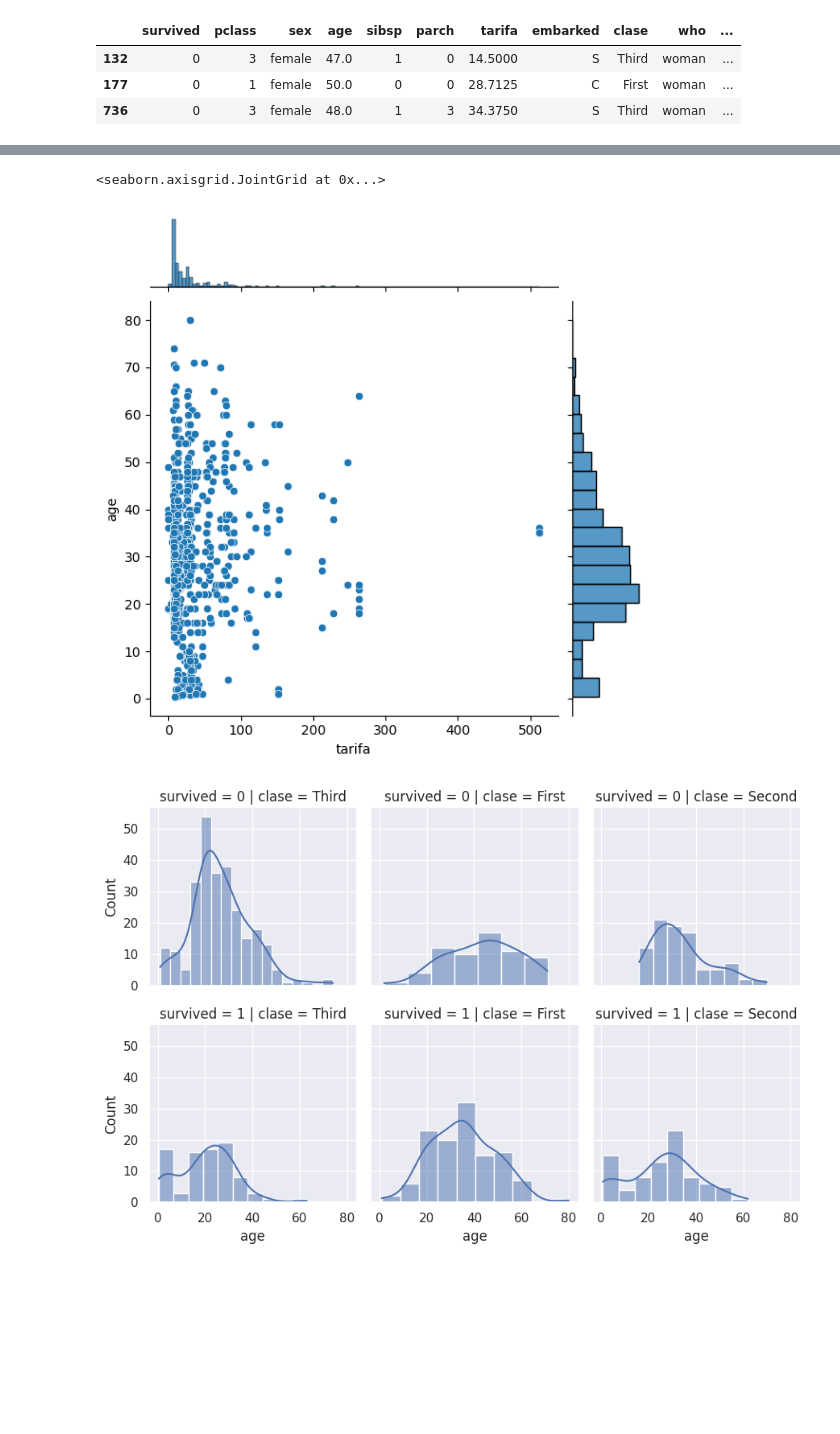
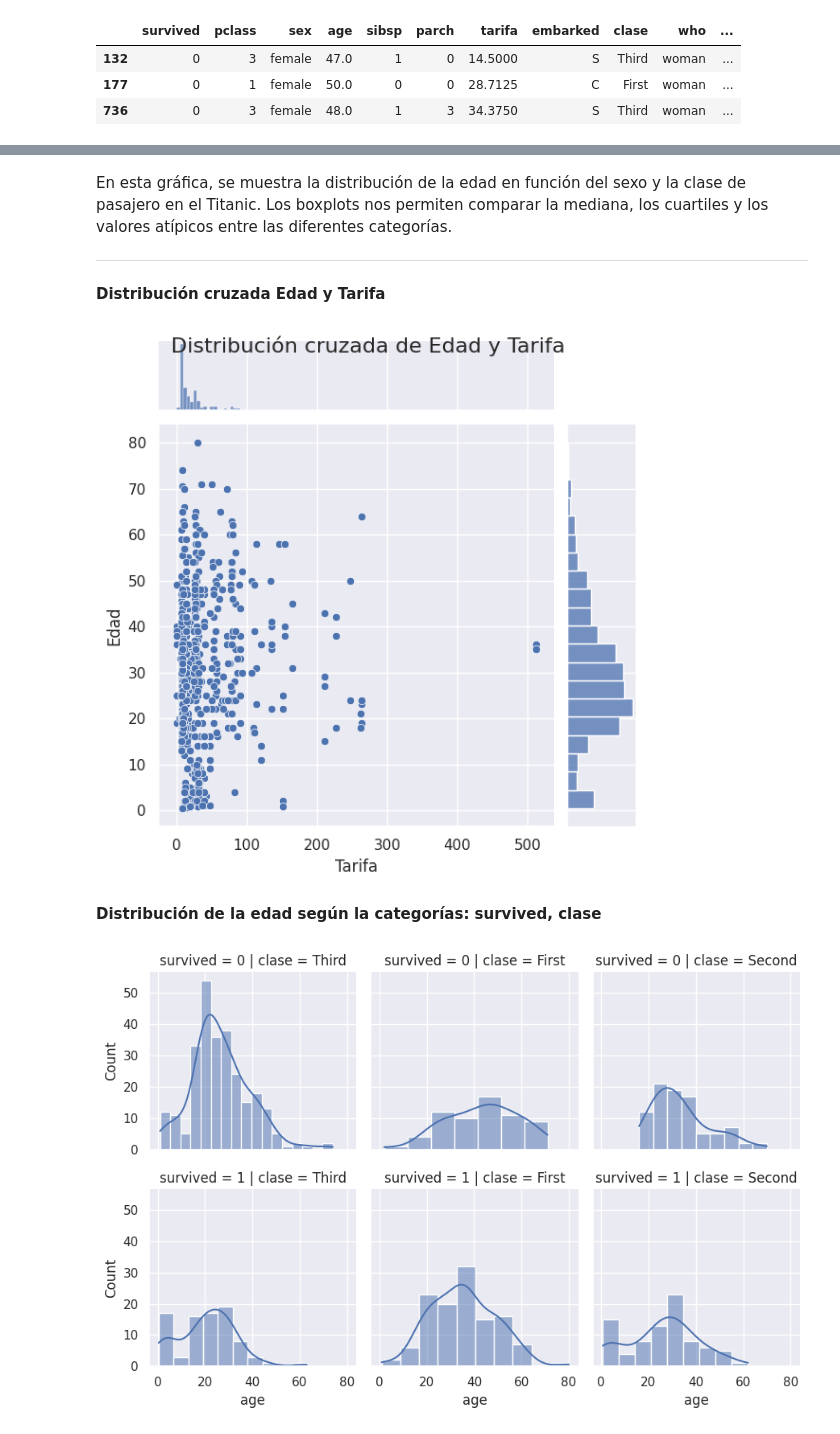
Before and after one commit to beltranovich/MBID-08_-_Visualizacion-de-Datos, a Jupyter notebook: MBID_08_AG3.ipynb, the cells around one changed output, grey strips where cells are left out. Drawn from its saved outputs; the diff is of its cells as text; code cells hidden in the pictures; blank space fills up the shorter version.

```diff
--- a/MBID_08_AG3.ipynb
+++ b/MBID_08_AG3.ipynb
@@ -166,10 +251,24 @@ with sns.axes_style(style='ticks'):
-# %%
-# Distribución cruzada de Edad y Tarifa
-sns.jointplot(x='tarifa',y='age',data=titanic)
-# %% [output]
-<seaborn.axisgrid.JointGrid at 0x...>
-[figure, removed]
+# %% [markdown]
+En esta gráfica, se muestra la distribución de la edad en función del sexo y la clase de pasajero en el Titanic. Los boxplots nos permiten comparar la mediana, los cuartiles y los valores atípicos entre las diferentes categorías.
+_________________
+# %% [markdown]
+<b>Distribución cruzada Edad y Tarifa</b>
+# %%
+# Personalizar el aspecto de la gráfica
+sns.set(style="darkgrid")  # Establecer el estilo de la gráfica
+g = sns.jointplot(x='tarifa', y='age', data=titanic, kind='scatter')
+
+# Personalizar el aspecto de la gráfica
+g.set_axis_labels("Tarifa", "Edad", fontsize=12)  # Nombres de los ejes
+g.fig.suptitle("Distribución cruzada de Edad y Tarifa", fontsize=16)  # Título de la gráfica
+
+# Mostrar la gráfica
+plt.show()
+# %% [output]
+[figure, added]
 # %%
 #Cambiamos el font
 sns.set(font_scale=1)
+# %% [markdown]
+<b>Distribución de la edad según la categorías: survived, clase</b>
 # %%
```
Also changed, not shown: parts of 37 cells of this notebook.
